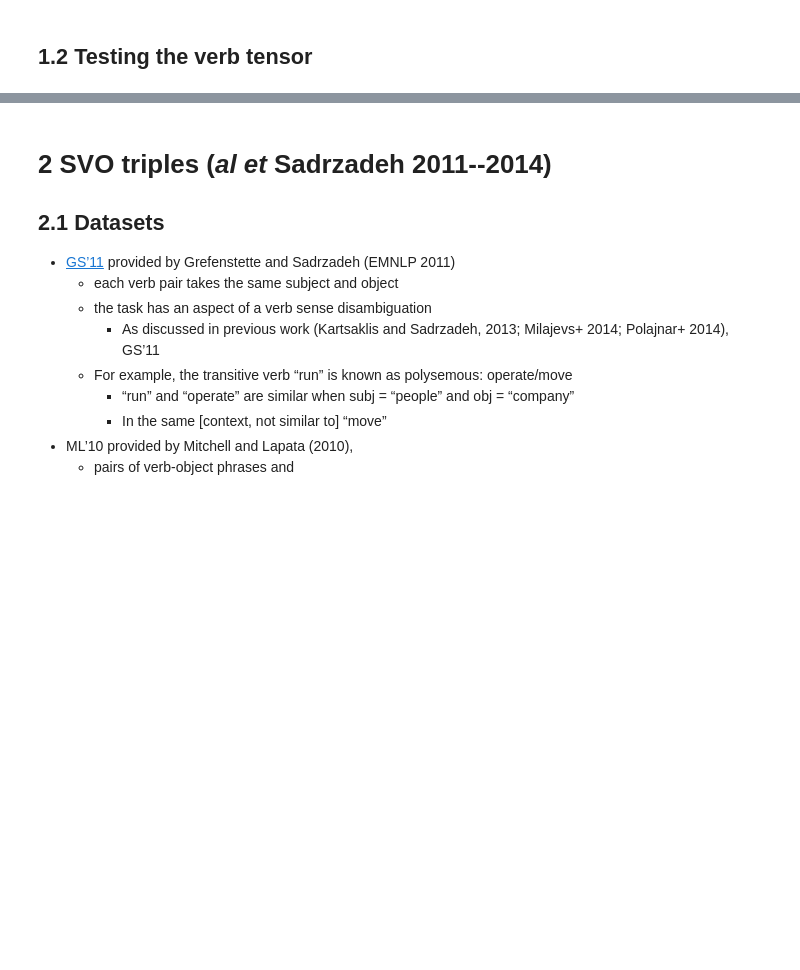
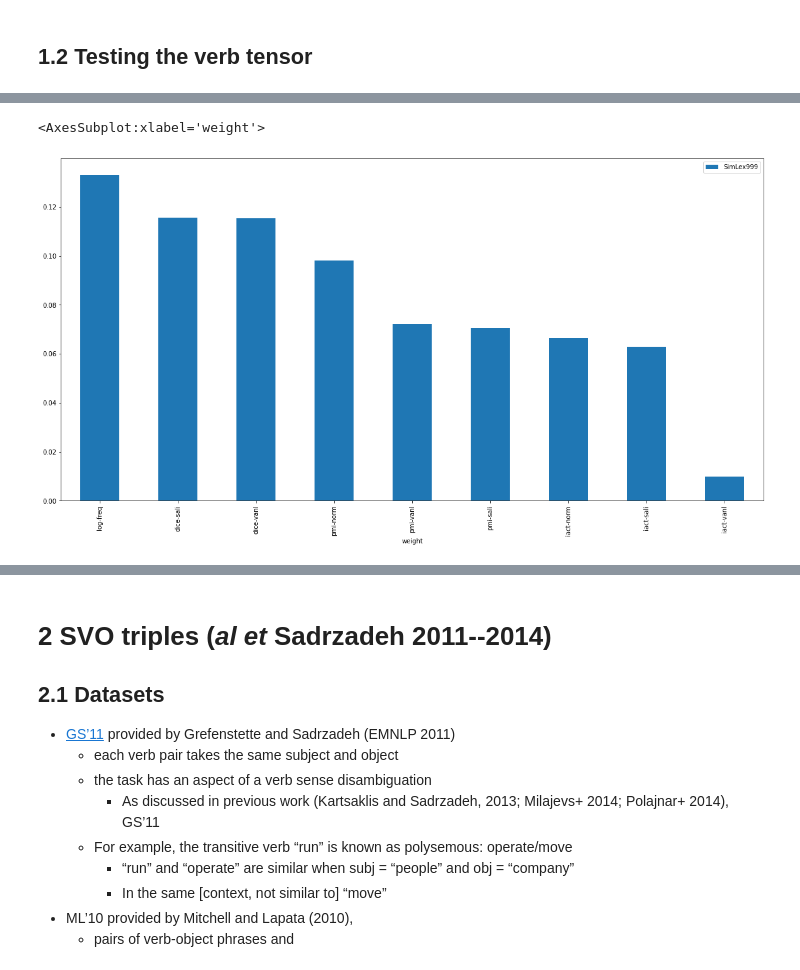
Before and after one commit to makrai/verb-tensor, a Jupyter notebook: eval.ipynb, the cells around one changed output, grey strips where cells are left out. Cells and saved outputs as stored; diff of their text form; code cells hidden in the pictures; blank space fills up the shorter version.

```diff
--- a/eval.ipynb
+++ b/eval.ipynb
@@ -208,0 +193,5 @@ def plot_results(df0, col='sim', save_filen=''):#else ''
+# %%
+simlex_subj.plot.bar(x='weight', y='SimLex999')
+# %% [output]
+<AxesSubplot:xlabel='weight'>
+[figure, added]
```
Also changed, not shown: parts of 16 cells of this notebook, 2 other files.
